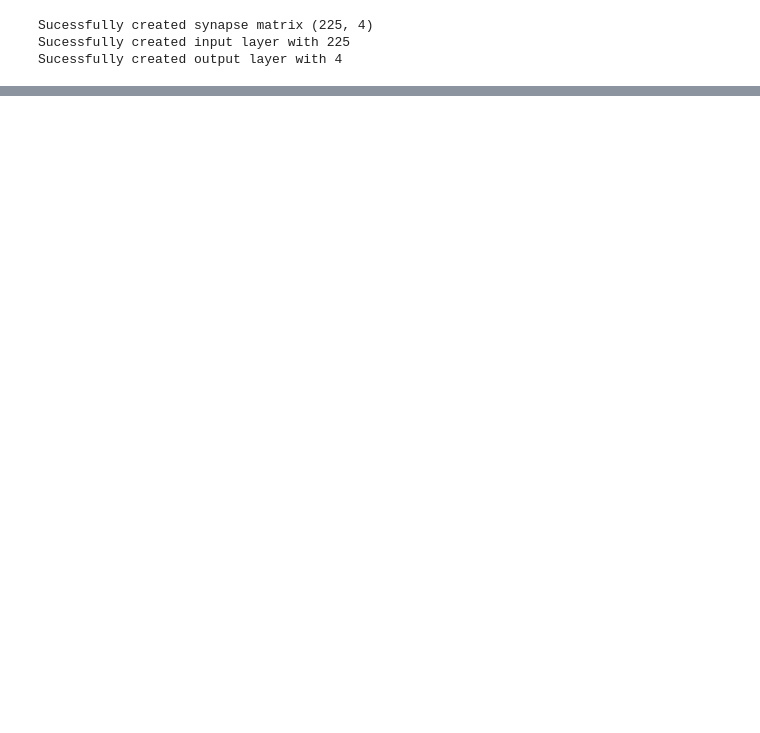
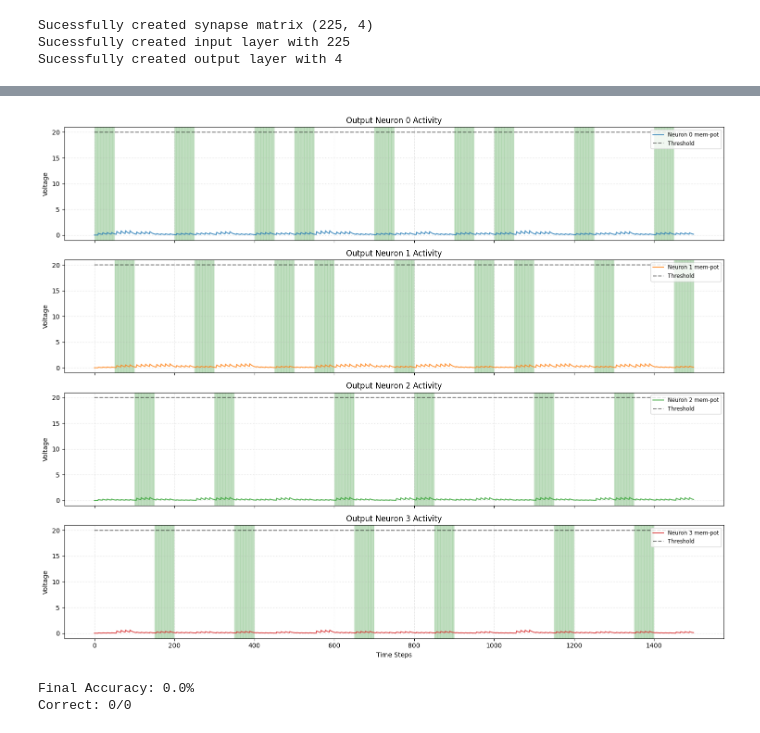
Before and after one commit to robotgreier/python_neural_network, a Jupyter notebook: Python_Twin/Bachelor_SNN_Test/Python_NN/Custom_SNN_testing.ipynb, the cells around one changed output, grey strips where cells are left out. Drawn from its saved outputs; the diff is of its cells as text; code cells hidden in the pictures; blank space fills up the shorter version.

```diff
--- a/Python_Twin/Bachelor_SNN_Test/Python_NN/Custom_SNN_testing.ipynb
+++ b/Python_Twin/Bachelor_SNN_Test/Python_NN/Custom_SNN_testing.ipynb
@@ -670,0 +897,15 @@ Correct: 158/623
+# %%
+
+# Instantiate synapses as a weight matrix, with all weights starting at 0.03
+#input_to_output_synapses = np.full((input_size, output_size), 0.03)
+input_to_output_synapses = np.random.uniform(0.05, 0.6, (input_size, output_size))
+print(f"Weight stats per output neuron:")
+for j in range(output_size):
+    print(f"  Neuron {j}: mean={input_to_output_synapses[:, j].mean():.3f}, std={input_to_output_synapses[:, j].std():.3f}")
+
+# Instantiate layers as litst of neurons
+input_neurons = [LIF_simpler(beta=beta, threshold=threshold, learning_rate=learning_rate, reset=reset_val) for _ in range(input_size)]
+output_neurons = [LIF_simpler(beta=beta, threshold=threshold, learning_rate=learning_rate, reset=reset_val) for _ in range(output_size)]
+
+print(f"Sucessfully created input layer with {len(input_neurons)}")
+print(f"Sucessfully created output layer with {len(output_neurons)}")
@@ -670,0 +1125,23 @@ Correct: 158/623
+# %%
+# Run the updated plot
+plot_neuron_dynamics(mem_hist, thresh_hist, spike_hist, target_hist)
+
+
+# Add after your loop
+correct_count = 0
+total_count = 0
+
+for t in range(len(spike_hist)):
+    if any(spike_hist[t]):  # If any neuron fired
+        winner = np.argmax(spike_hist[t])
+        if winner == target_hist[t]:
+            correct_count += 1
+        total_count += 1
+
+accuracy = 100 * correct_count / total_count if total_count > 0 else 0
+print(f"\nFinal Accuracy: {accuracy:.1f}%")
+print(f"Correct: {correct_count}/{total_count}")
+# %% [output]
+[figure, added]
+Final Accuracy: 0.0%
+Correct: 0/0
```
Also changed, not shown: parts of 20 cells of this notebook, 2 other files.
